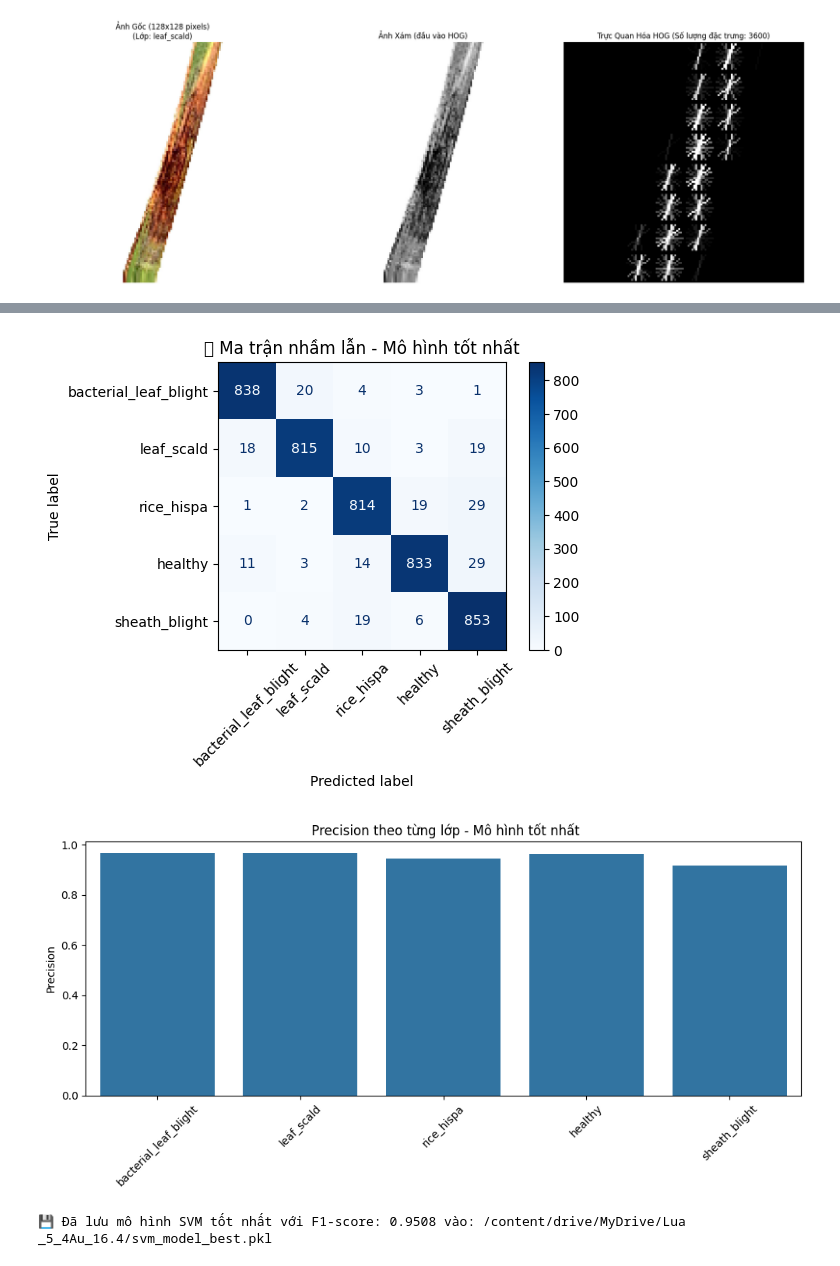
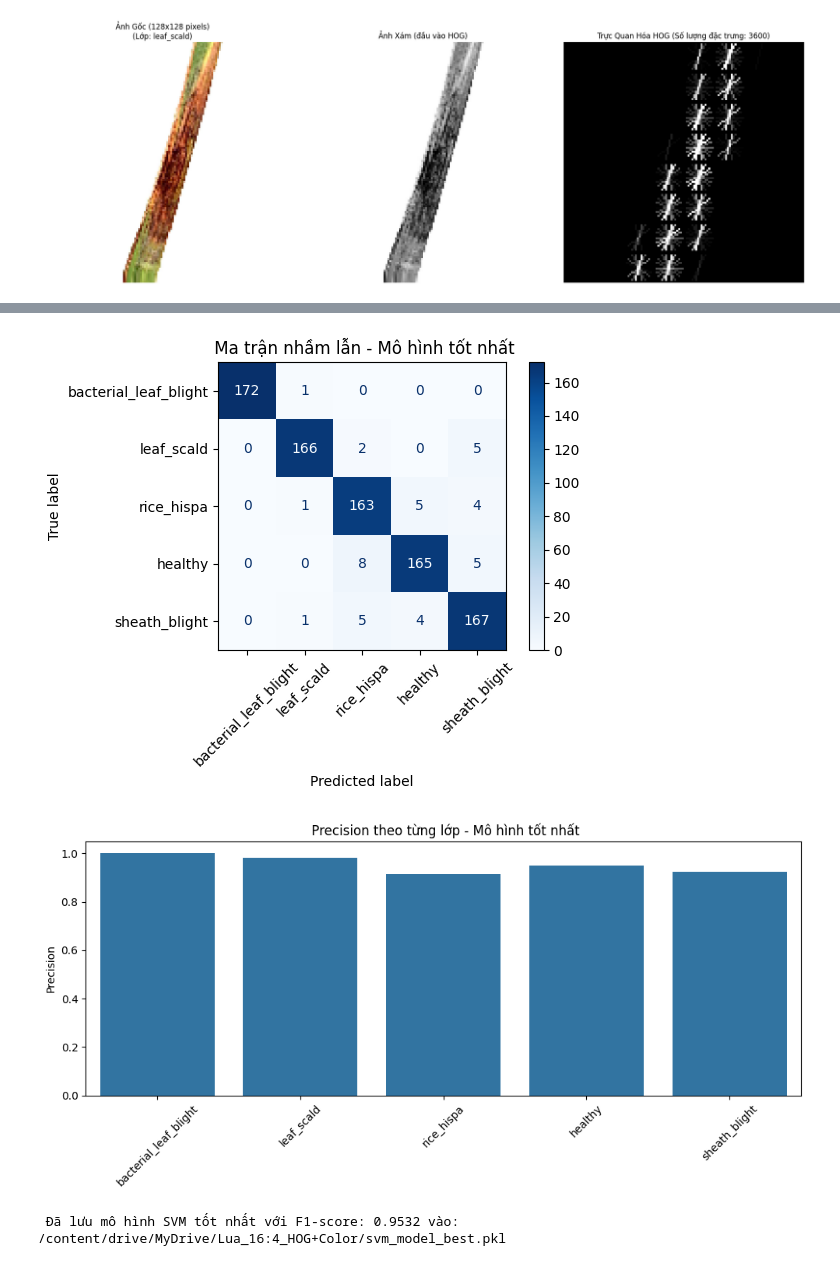
Before and after one commit to HoCogThanh/thanh, a Jupyter notebook: SVM.ipynb, the cells around one changed output, grey strips where cells are left out. Saved outputs shown, nothing was run; the diff lists cells and outputs as text; code cells hidden in the pictures.

```diff
--- a/SVM.ipynb
+++ b/SVM.ipynb
@@ -58,7 +58,7 @@ else:
     else:
         # Thống kê số lượng ảnh trong mỗi lớp
         original_counts = {}
-        supported_extensions = ('.png', '.jpg', '.jpeg', '.gif', '.bmp', '.tiff') # Thêm các định dạng ảnh phổ biến khác
+        supported_extensions = ('.png', '.jpg', '.jpeg')
 
         for category in categories:
             class_path = os.path.join(data_dir, category)
@@ -525,19 +1309,16 @@ Số lượng mẫu theo từng lớp trong tập Train:
 # %%
-# Train 6 lần SVM
-
-DATA_DIR = '/content/drive/MyDrive/Lua _5_4Au_16.4'
+# Train 6 lần HOG + Color + SVM
+DATA_DIR = "/content/drive/MyDrive/Lua_16:4_HOG+Color"
 MODEL_SAVE_DIR = os.path.join(DATA_DIR, 'saved_svm_rounds') # Thư mục để lưu các mô hình của từng vòng
 os.makedirs(MODEL_SAVE_DIR, exist_ok=True) # Tạo thư mục nếu chưa tồn tại
 
-# Tải dữ liệu ban đầu (có thể là X_train3, y_train3, v.v. như trong code gốc)
-# Các file này sẽ được tải lại trong vòng lặp cho từng round
-X_train_initial = np.load(os.path.join(DATA_DIR, 'X_train3.npy'))
-X_val_initial   = np.load(os.path.join(DATA_DIR, 'X_val3.npy'))
-X_test_initial  = np.load(os.path.join(DATA_DIR, 'X_test3.npy'))
+X_train_initial = np.load(os.path.join(DATA_DIR, 'X_train1.npy'))
+X_val_initial   = np.load(os.path.join(DATA_DIR, 'X_val1.npy'))
+X_test_initial  = np.load(os.path.join(DATA_DIR, 'X_test1.npy'))
 
-y_train_initial = np.load(os.path.join(DATA_DIR, 'y_train3.npy'))
-y_val_initial   = np.load(os.path.join(DATA_DIR, 'y_val3.npy'))
-y_test_initial  = np.load(os.path.join(DATA_DIR, 'y_test3.npy'))
+y_train_initial = np.load(os.path.join(DATA_DIR, 'y_train1.npy'))
+y_val_initial   = np.load(os.path.join(DATA_DIR, 'y_val1.npy'))
+y_test_initial  = np.load(os.path.join(DATA_DIR, 'y_test1.npy'))
 
 categories = [
     'bacterial_leaf_blight',
@@ -547,7 +1328,6 @@ categories = [
     'sheath_blight'
 ]
 
-# ====== Tổng số lượng mẫu (sử dụng dữ liệu ban đầu để in tổng quan) ======
 print(f"\nSố lượng mẫu:")
 print(f"- Train: {len(X_train_initial)} mẫu")
 print(f"- Validation: {len(X_val_initial)} mẫu")
@@ -584,30 +1364,47 @@ for i in range(1, num_rounds + 1):
     model_path_round = os.path.join(MODEL_SAVE_DIR, f'svm_model_round_{i}.pkl')
     if not os.path.exists(model_path_round):
         start_round = i
-        print(f"\n💡 Phát hiện vòng huấn luyện chưa hoàn thành. Bắt đầu từ vòng {start_round}.")
+        print(f"\n Vòng huấn luyện chưa hoàn thành. Bắt đầu từ vòng {start_round}.")
         break
     else:
-        print(f"\n✅ Mô hình vòng {i} đã tồn tại. Tải và đánh giá lại.")
-        # Tải dữ liệu cho vòng này để đánh giá lại
+        print(f"\n Mô hình vòng {i} đã tồn tại. Tải và đánh giá lại.")
+
+        # Tải dữ liệu test
         X_test_round = np.load(os.path.join(DATA_DIR, f'X_test{i}.npy'))
         y_test_round = np.load(os.path.join(DATA_DIR, f'y_test{i}.npy'))
 
+        # Tải dữ liệu validation
+        X_val_round = np.load(os.path.join(DATA_DIR, f'X_val{i}.npy'))
+        y_val_round = np.load(os.path.join(DATA_DIR, f'y_val{i}.npy'))
+
+        # Tải mô hình
         loaded_model = joblib.load(model_path_round)
+
+        # Dự đoán và đánh giá trên test
         y_pred_test_loaded = loaded_model.predict(X_test_round)
         acc_test_loaded = accuracy_score(y_test_round, y_pred_test_loaded)
         f1_test_loaded = f1_score(y_test_round, y_pred_test_loaded, average='weighted')
 
+        # Dự đoán và đánh giá trên validation
+        y_pred_val_loaded = loaded_model.predict(X_val_round)
+        acc_val_loaded = accuracy_score(y_val_round, y_pred_val_loaded)
+        f1_val_loaded = f1_score(y_val_round, y_pred_val_loaded, average='weighted')
+
+        # Ghi lại kết quả
         accuracy_list.append(acc_test_loaded)
         f1_list.append(f1_test_loaded)
 
-        print(f"   Đã tải | Accuracy: {acc_test_loaded*100:.2f}% | F1-score: {f1_test_loaded:.4f}")
+        print(f"   Đã tải | Test - Accuracy: {acc_test_loaded*100:.2f}% | F1-score: {f1_test_loaded:.4f}")
+        print(f"          | Val  - Accuracy: {acc_val_loaded*100:.2f}% | F1-score: {f1_val_loaded:.4f}")
 
-        # Cập nhật mô hình tốt nhất từ các mô hình đã tải
+        # Cập nhật mô hình tốt nhất theo F1-score test
         if f1_test_loaded > best_f1:
             best_f1 = f1_test_loaded
             best_model = loaded_model
             best_preds = y_pred_test_loaded
             best_y_test = y_test_round
+
+
 
 # Bắt đầu vòng lặp huấn luyện từ vòng đã xác định
 for i in range(start_round, num_rounds + 1):
@@ -615,11 +1412,11 @@ for i in range(start_round, num_rounds + 1):
 
     # Nếu mô hình cho vòng này đã tồn tại, bỏ qua huấn luyện
     if os.path.exists(model_path_round):
-        print(f"\n🔄 Vòng huấn luyện SVM thứ {i} đã hoàn thành trước đó. Bỏ qua huấn luyện lại.")
+        print(f"\n Vòng huấn luyện SVM thứ {i} đã hoàn thành trước đó. Bỏ qua huấn luyện lại.")
         # Dữ liệu và kết quả đã được xử lý ở bước kiểm tra trước vòng lặp
         continue
 
-    print(f"\n🔁 Bắt đầu huấn luyện SVM vòng thứ {i}:")
+    print(f"\n Bắt đầu huấn luyện SVM vòng thứ {i}:")
 
     # Tải dữ liệu cho vòng hiện tại
     X_train = np.load(os.path.join(DATA_DIR, f'X_train{i}.npy'))
@@ -647,8 +1444,8 @@ for i in range(start_round, num_rounds + 1):
     accuracy_list.append(acc_test)
     f1_list.append(f1_test)
 
-    print(f"✅ Test  | Accuracy: {acc_test*100:.2f}% | F1-score: {f1_test:.4f}")
-    print(f"📊 Val   | Accuracy: {acc_val*100:.2f}% | F1-score: {f1_val:.4f}")
+    print(f" Test  | Accuracy: {acc_test*100:.2f}% | F1-score: {f1_test:.4f}")
+    print(f" Val   | Accuracy: {acc_val*100:.2f}% | F1-score: {f1_val:.4f}")
 
     # Cập nhật mô hình tốt nhất
     if f1_test > best_f1:
@@ -659,7 +1456,7 @@ for i in range(start_round, num_rounds + 1):
 
     # Lưu mô hình của vòng hiện tại
     joblib.dump(model, model_path_round)
-    print(f"💾 Đã lưu mô hình vòng {i} vào: {model_path_round}")
+    print(f" Đã lưu mô hình vòng {i} vào: {model_path_round}")
 
 
 # ==== Tổng kết ====
@@ -674,7 +1471,7 @@ else:
 
 # ==== In kết quả mô hình tốt nhất ====
 if best_model:
-    print("\n🏆 Mô hình có F1-score cao nhất:")
+    print("\n Mô hình có F1-score cao nhất:")
     print(f"- F1-score: {best_f1:.4f}")
     print(classification_report(best_y_test, best_preds, target_names=categories))
 
@@ -682,7 +1479,7 @@ if best_model:
     cm = confusion_matrix(best_y_test, best_preds)
     disp = ConfusionMatrixDisplay(confusion_matrix=cm, display_labels=categories)
     disp.plot(cmap="Blues", xticks_rotation=45)
-    plt.title("🏆 Ma trận nhầm lẫn - Mô hình tốt nhất")
+    plt.title(" Ma trận nhầm lẫn - Mô hình tốt nhất")
     plt.tight_layout()
     plt.show()
 
@@ -703,8 +1500,8 @@ if best_model:
     # Nếu bạn muốn lưu một bản sao riêng biệt của mô hình tốt nhất, hãy làm như sau:
     model_best_path = os.path.join(DATA_DIR, 'svm_model_best.pkl')
     joblib.dump(best_model, model_best_path)
-    print(f"\n💾 Đã lưu mô hình SVM tốt nhất với F1-score: {best_f1:.4f} vào: {model_best_path}")
+    print(f"\n Đã lưu mô hình SVM tốt nhất với F1-score: {best_f1:.4f} vào: {model_best_path}")
 else:
-    print("\n⚠️ Không tìm thấy mô hình tốt nhất (có thể do không có vòng huấn luyện nào hoàn thành).")
+    print("\n Không tìm thấy mô hình tốt nhất (có thể do không có vòng huấn luyện nào hoàn thành).")
 # %% [output]
 Số lượng mẫu:
@@ -727,3 +1524,3 @@ Số lượng mẫu theo từng lớp trong tập Train:
-[figure, old version]
+[figure, new version]
-[figure, old version]
+[figure, new version]
-💾 Đã lưu mô hình SVM tốt nhất với F1-score: 0.9508 vào: /content/drive/MyDrive/Lua _5_4Au_16.4/svm_model_best.pkl
+ Đã lưu mô hình SVM tốt nhất với F1-score: 0.9532 vào: /content/drive/MyDrive/Lua_16:4_HOG+Color/svm_model_best.pkl
```
Also changed, not shown: parts of 21 cells of this notebook.
